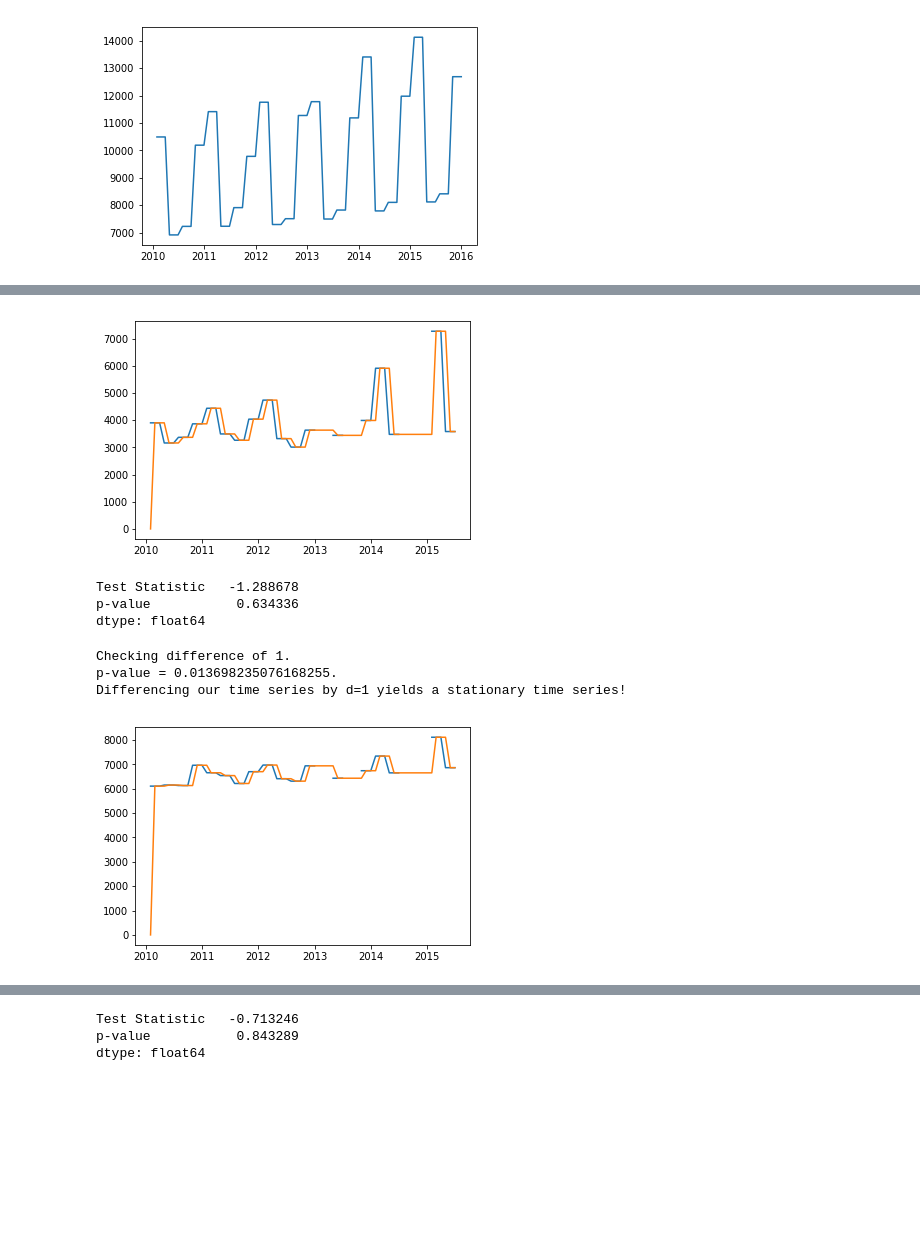
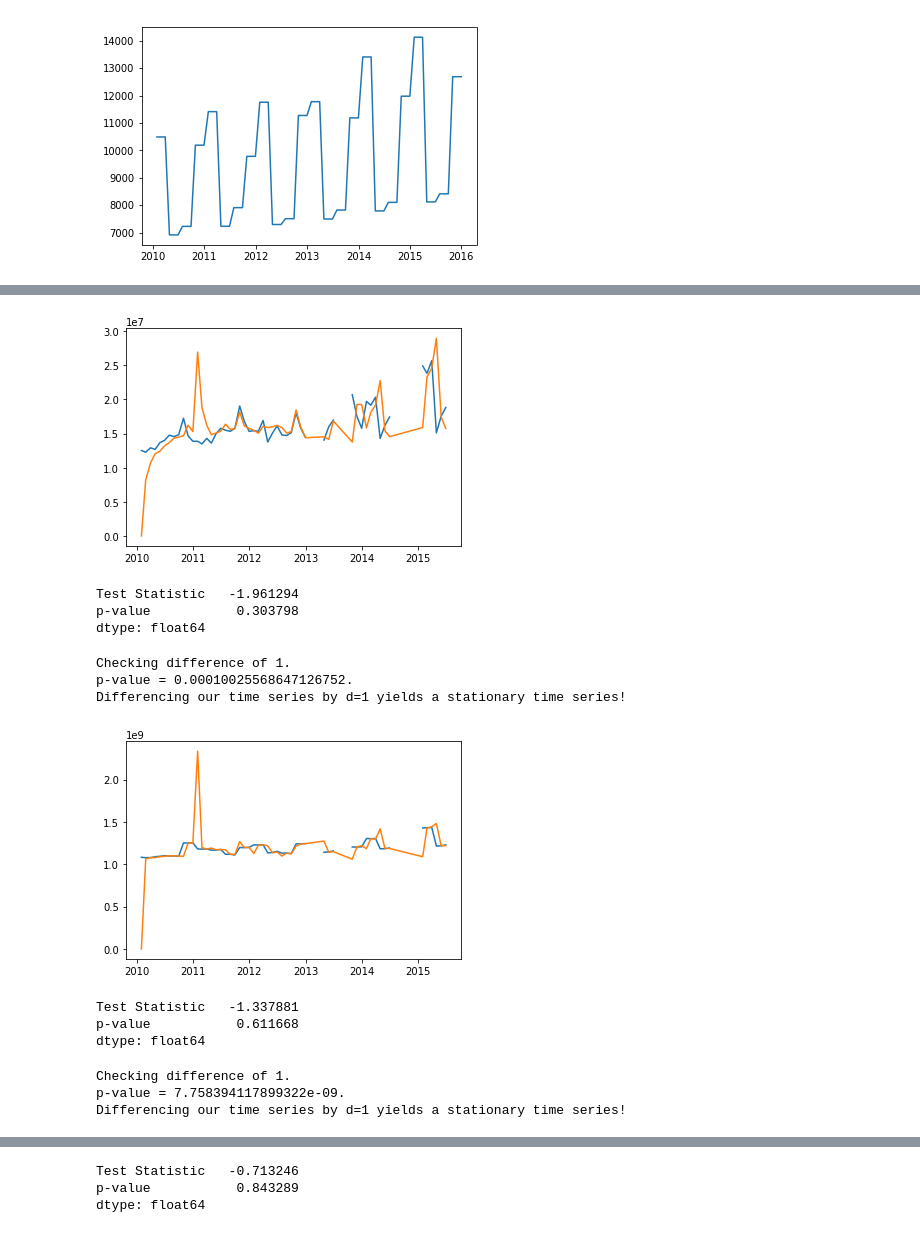
Before and after one commit to MekdeSciD/client_project_hurricane_sandy, a Jupyter notebook: cleaning_notebook.ipynb, the cells around one changed output, grey strips where cells are left out. Saved outputs shown, nothing was run; the diff lists cells and outputs as text; code cells hidden in the pictures; blank space fills up the shorter version.

```diff
--- a/cleaning_notebook.ipynb
+++ b/cleaning_notebook.ipynb
@@ -993,35 +1013,35 @@ p-value = 0.0011477897369667044.
 Differencing our time series by d=1 yields a stationary time series!
 # %%
-model = SARIMAX(endog = boston_max['natural_resources_mining_avg_monthly_pay'].dropna(), # endog = Y variable
-              order = (0,1,1), seasonal_order=(0, 0, 0, 12), enforce_invertibility=False) # (p, d, q) <-- talk about q later!
+model = SARIMAX(endog = boston_max['natural_resources_mining_aggr_value'].dropna(), # endog = Y variable
+              order = (0,1,1), seasonal_order=(0, 1, 1, 12), enforce_invertibility=False) # (p, d, q) <-- talk about q later!
 # %%
 model_fit = model.fit()
 y_hat_boston_natural_resources = model_fit.predict()
 # %%
-plt.plot(boston_max['natural_resources_mining_avg_monthly_pay']), plt.plot(y_hat_boston_natural_resources);
+plt.plot(boston_max['natural_resources_mining_aggr_value']), plt.plot(y_hat_boston_natural_resources);
 # %% [output]
-[figure, old version]
+[figure, new version]
 # %%
-interpret_dftest(adfuller(boston_max['manufacturing_avg_monthly_pay'].dropna()))
+interpret_dftest(adfuller(boston_max['manufacturing_aggr_value'].diff(12).dropna()))
 # %% [output]
-Test Statistic   -1.288678
-p-value           0.634336
+Test Statistic   -1.961294
+p-value           0.303798
 dtype: float64
 # %%
-for d in range(1, len(boston_max['manufacturing_avg_monthly_pay'].dropna())):
+for d in range(1, len(boston_max['manufacturing_aggr_value'].dropna())):
 
     # Print out a counter and the corresponding p-value.
     print(f'Checking difference of {d}.')
-    print(f'p-value = {interpret_dftest(adfuller(boston_max["manufacturing_avg_monthly_pay"].diff(d).dropna()))["p-value"]}.')
+    print(f'p-value = {interpret_dftest(adfuller(boston_max["manufacturing_aggr_value"].diff(12).diff(d).dropna()))["p-value"]}.')
 
     # If our data, differenced by d time periods, are stationary, print that out!
-    if interpret_dftest(adfuller(boston_max['manufacturing_avg_monthly_pay'].diff(d).dropna()))['p-value'] < 0.05:
+    if interpret_dftest(adfuller(boston_max['manufacturing_aggr_value'].diff(12).diff(d).dropna()))['p-value'] < 0.05:
         print(f'Differencing our time series by d={d} yields a stationary time series!')
         break
 
     print()
 # %% [output]
 Checking difference of 1.
-p-value = 0.013698235076168255.
+p-value = 0.00010025568647126752.
 Differencing our time series by d=1 yields a stationary time series!
 # %%
@@ -1031,6 +1051,29 @@ model = SARIMAX(endog = boston_max['manufacturing_avg_monthly_pay'].dropna(), #
 model_fit = model.fit()
 y_hat_boston_manufacturing = model_fit.predict()
 # %%
-plt.plot(boston_max['manufacturing_avg_monthly_pay']), plt.plot(y_hat_boston_manufacturing);
+plt.plot(boston_max['manufacturing_aggr_value']), plt.plot(y_hat_boston_manufacturing);
 # %% [output]
-[figure, old version]
+[figure, new version]
+# %%
+interpret_dftest(adfuller(boston_max['trade_transportation_utilities_aggr_value'].diff(12).dropna()))
+# %% [output]
+Test Statistic   -1.337881
+p-value           0.611668
+dtype: float64
+# %%
+for d in range(1, len(boston_max['trade_transportation_utilities_aggr_value'].dropna())):
+
+    # Print out a counter and the corresponding p-value.
+    print(f'Checking difference of {d}.')
+    print(f'p-value = {interpret_dftest(adfuller(boston_max["trade_transportation_utilities_aggr_value"].diff(12).diff(d).dropna()))["p-value"]}.')
+
+    # If our data, differenced by d time periods, are stationary, print that out!
+    if interpret_dftest(adfuller(boston_max['trade_transportation_utilities_aggr_value'].diff(12).diff(d).dropna()))['p-value'] < 0.05:
+        print(f'Differencing our time series by d={d} yields a stationary time series!')
+        break
+
+    print()
+# %% [output]
+Checking difference of 1.
+p-value = 7.758394117899322e-09.
+Differencing our time series by d=1 yields a stationary time series!
```
Also changed, not shown: parts of 48 cells of this notebook.
